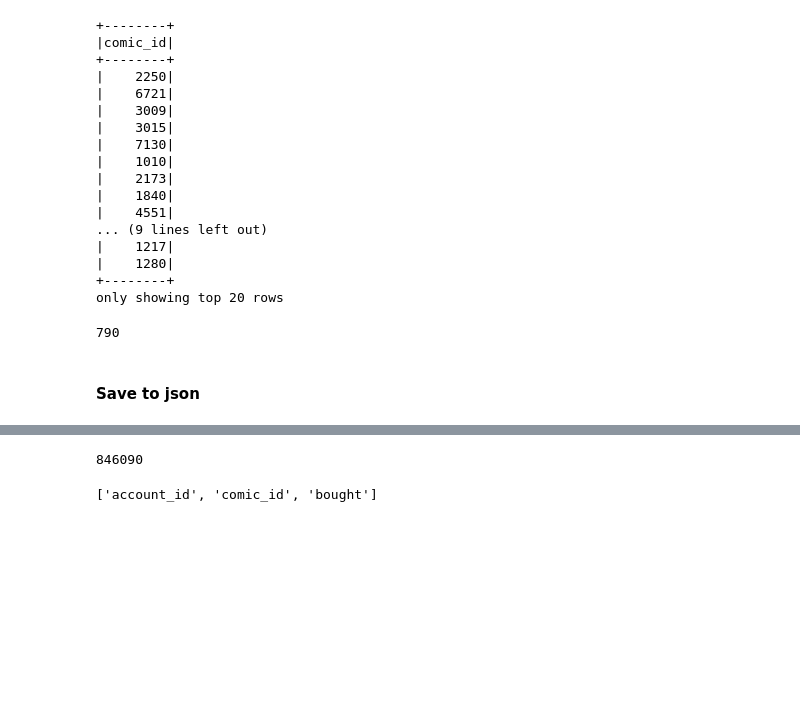
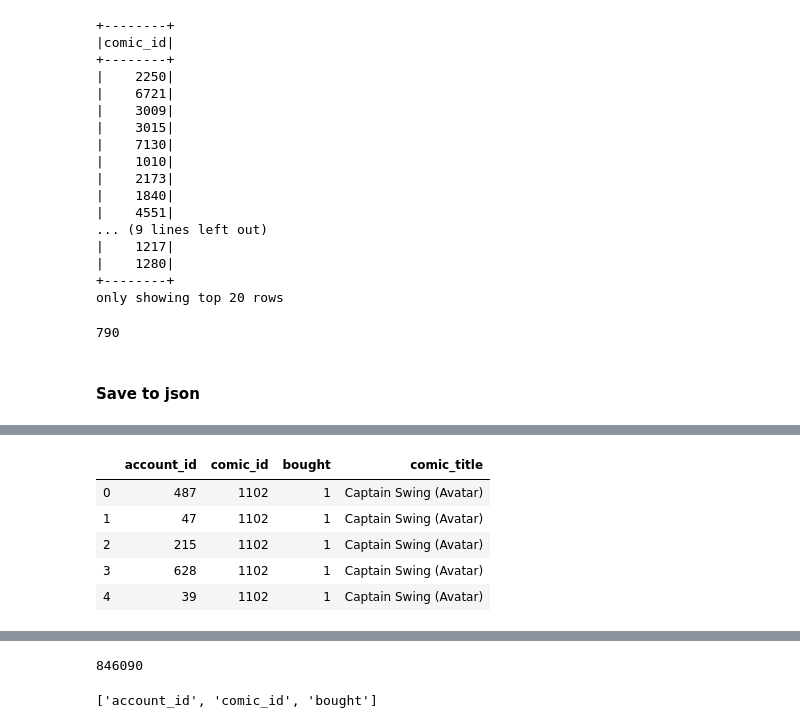
Before and after one commit to werlindo/comics_rx, a Jupyter notebook: comrx/dev/comics_rx-b-03a_spark_eda_prep.ipynb, the cells around one changed output, grey strips where cells are left out. Drawn from its saved outputs; the diff is of its cells as text; code cells hidden in the pictures; blank space fills up the shorter version.

```diff
--- a/comrx/dev/comics_rx-b-03a_spark_eda_prep.ipynb
+++ b/comrx/dev/comics_rx-b-03a_spark_eda_prep.ipynb
@@ -475,0 +527,2 @@ comic_ids_df = comic_ids.toPandas()
+# %%
+sold_ids_df = tot_sold_ids_only.toPandas()
@@ -475,0 +538,13 @@ comic_ids_df = comic_ids.toPandas()
+# %%
+sold_df_floored = sold_ids_df.merge(comics_df_filtered, right_on="comic_id"
+                                  ,left_on="comic_id"
+                                  ,how="inner")
+# %%
+sold_df_floored.head()
+# %% [output]
+|  | account_id | comic_id | bought | comic_title |
+| 0 | 487 | 1102 | 1 | Captain Swing (Avatar) |
+| 1 | 47 | 1102 | 1 | Captain Swing (Avatar) |
+| 2 | 215 | 1102 | 1 | Captain Swing (Avatar) |
+| 3 | 628 | 1102 | 1 | Captain Swing (Avatar) |
+| 4 | 39 | 1102 | 1 | Captain Swing (Avatar) |
```
Also changed, not shown: parts of 37 cells of this notebook, 2 other files.
